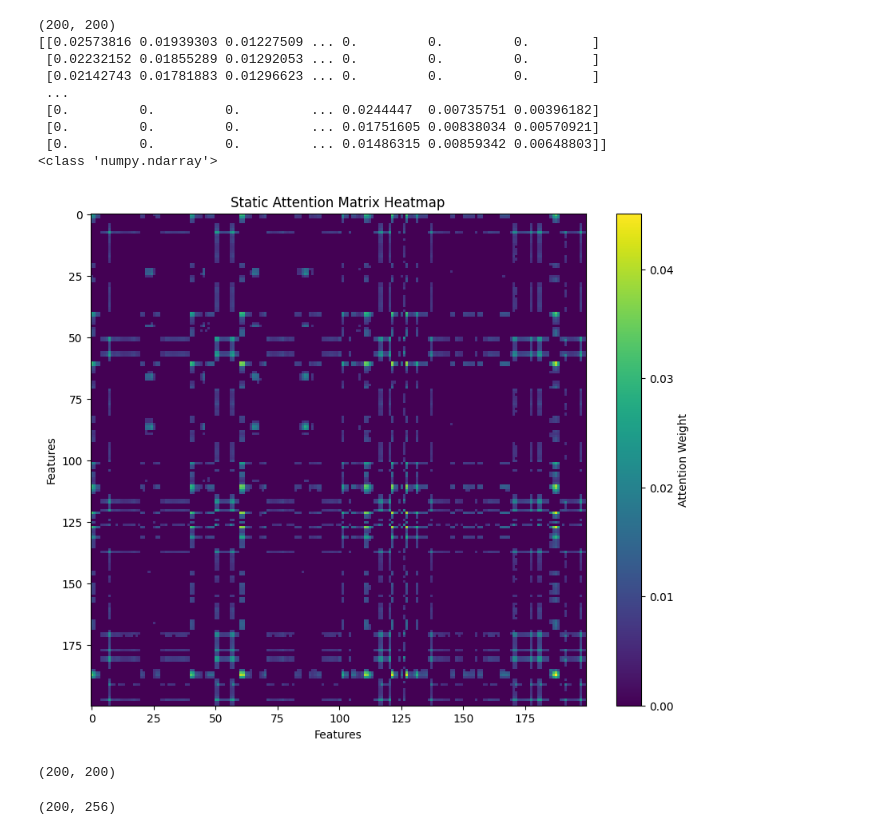
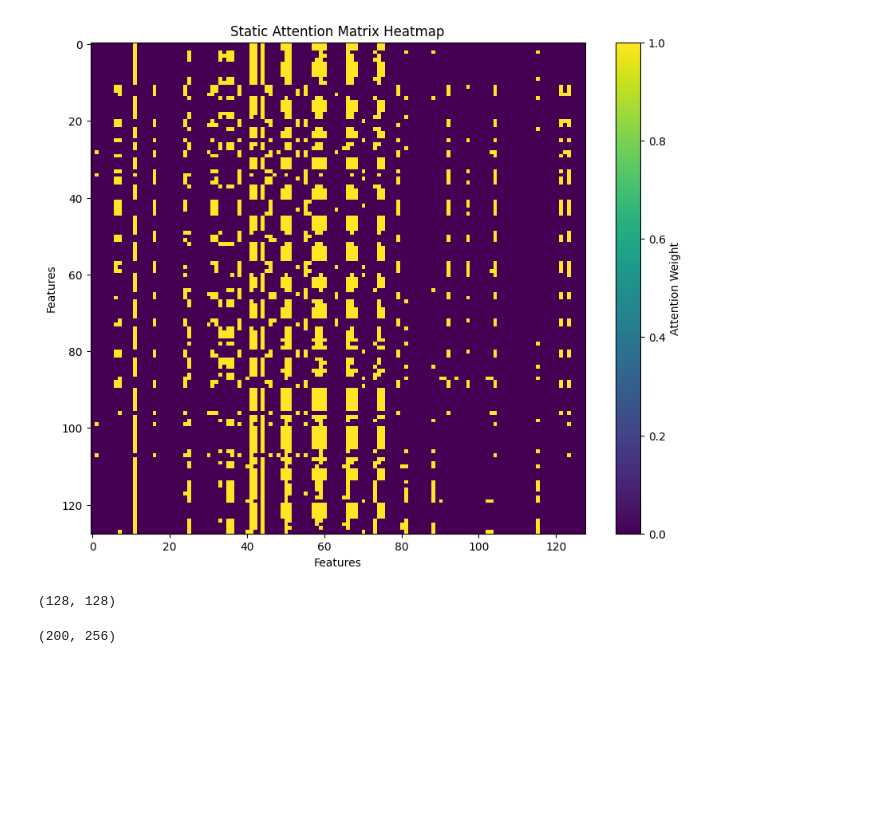
Before and after one commit to omerAJ/Hyb-STEX, a Jupyter notebook: eval_pretrainingV2.ipynb, the cells around one changed output. Cells and saved outputs as stored; diff of their text form; code cells hidden in the pictures; blank space fills up the shorter version.

```diff
--- a/eval_pretrainingV2.ipynb
+++ b/eval_pretrainingV2.ipynb
@@ -456,30 +524,22 @@ import numpy as np
 # %%
 import matplotlib.pyplot as plt
-print(att.shape)
-print(att)
-print(type(att))
+# print(att.shape)
+# print(att)
+# print(type(att))
 plt.figure(figsize=(10, 8))
-att_modifiedSym = (att_modified + att_modified.T) / 2
-# plt.imshow(att_modified, cmap='viridis', aspect='auto')
-plt.imshow(att_modifiedSym, cmap='viridis', aspect='auto')
+# att_modifiedSym = (att_modified + att_modified.T) / 2
+att_thresholded = att_modified > 0
+# plt.imshow(average_att_mean, cmap='viridis', aspect='auto')
+plt.imshow(att_thresholded, cmap='viridis', aspect='auto')
 # plt.imshow(att, cmap='viridis', aspect='auto')
 plt.colorbar(label='Attention Weight')
 plt.title('Static Attention Matrix Heatmap')
 plt.xlabel('Features')
 plt.ylabel('Features')
 
 plt.show()
 # %% [output]
-(200, 200)
-[[0.02573816 0.01939303 0.01227509 ... 0.         0.         0.        ]
- [0.02232152 0.01855289 0.01292053 ... 0.         0.         0.        ]
- [0.02142743 0.01781883 0.01296623 ... 0.         0.         0.        ]
- ...
- [0.         0.         0.         ... 0.0244447  0.00735751 0.00396182]
- [0.         0.         0.         ... 0.01751605 0.00838034 0.00570921]
- [0.         0.         0.         ... 0.01486315 0.00859342 0.00648803]]
-<class 'numpy.ndarray'>
-[figure, old version]
+[figure, new version]
 # %%
 import numpy as np
 
@@ -510,10 +570,10 @@ def keep_top_8_vectorized(arr):
     return result
 
 # Apply the function
-print(att.shape)
-att_modified = keep_top_8_vectorized(att)
+print(average_att_mean.shape)
+att_modified = keep_top_8_vectorized(average_att_mean)
 # %% [output]
-(200, 200)
+(128, 128)
 # %%
 from model.vision_transformer import get_2d_sincos_pos_embed
 
```
Also changed, not shown: parts of 5 cells of this notebook, 6 other files.
